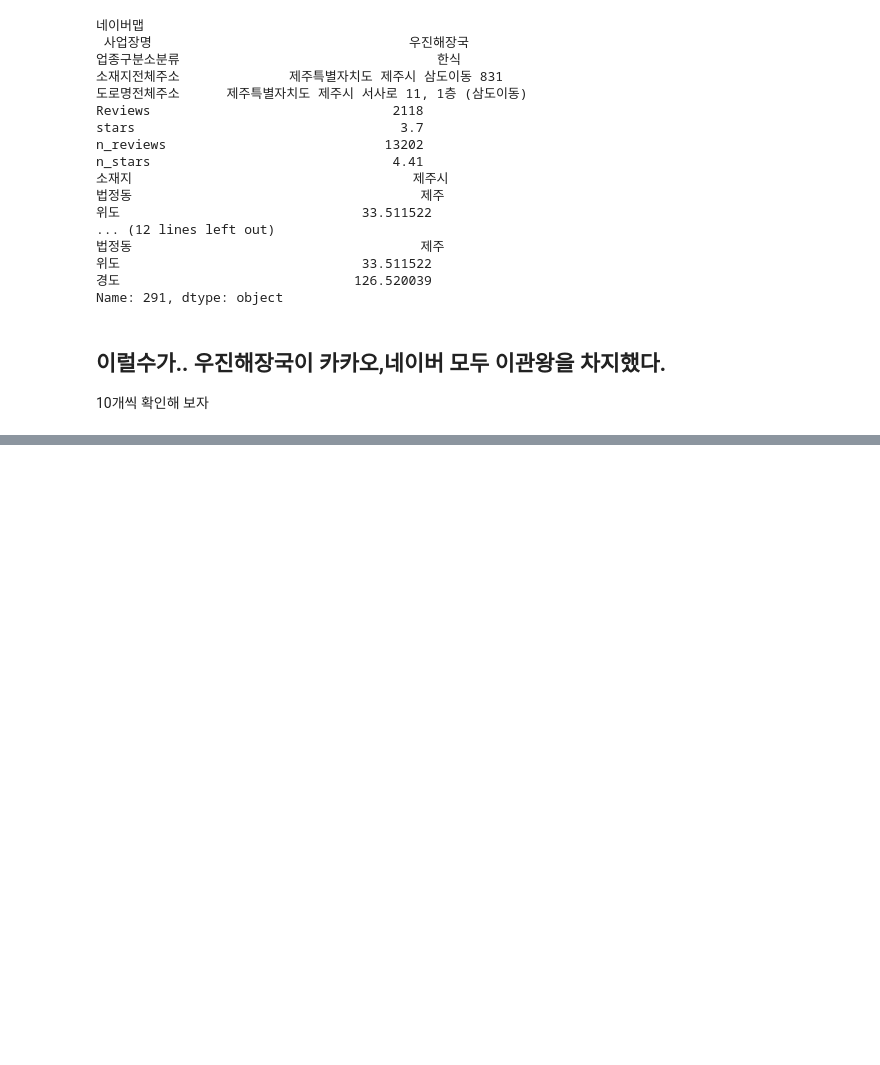
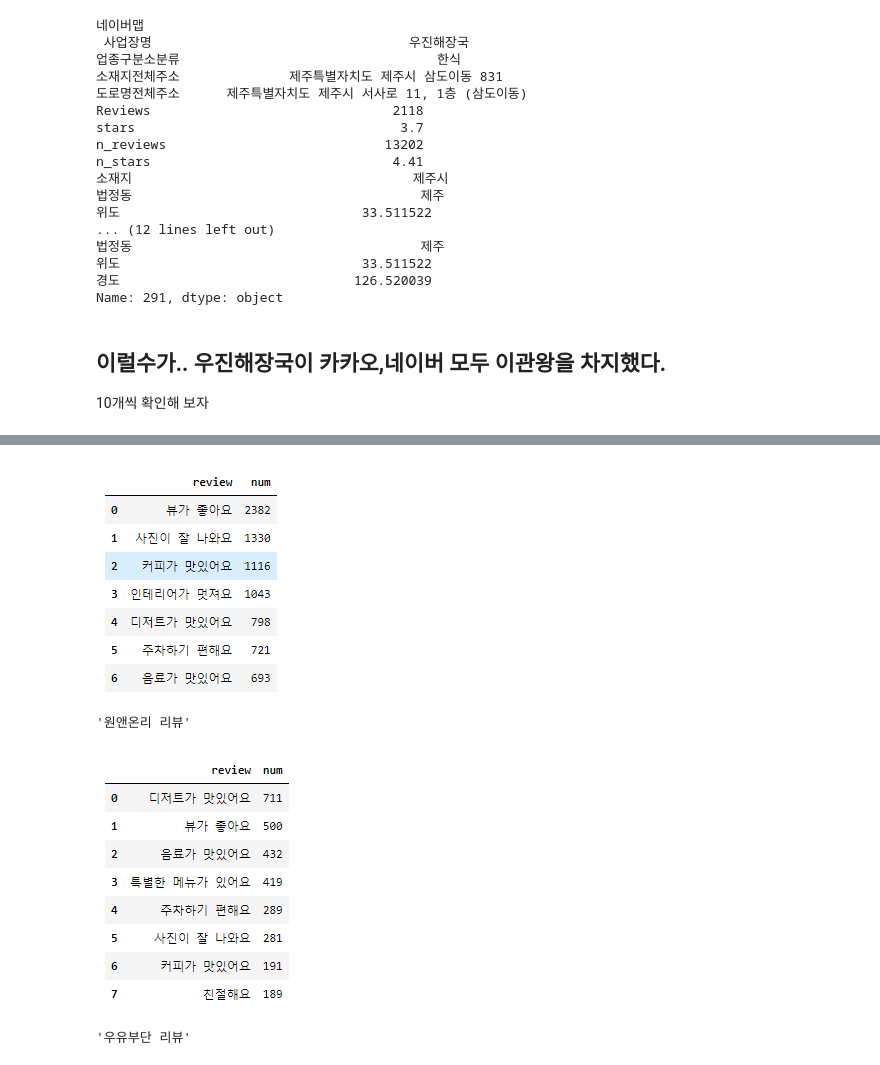
Before and after one commit to SNOOthiking/jeju, a Jupyter notebook: 최종본.ipynb, the cells around one changed output, grey strips where cells are left out. Cells and saved outputs as stored; diff of their text form; code cells hidden in the pictures; blank space fills up the shorter version.

```diff
--- a/최종본.ipynb
+++ b/최종본.ipynb
@@ -351,0 +498,10 @@ Name: 291, dtype: object
+# %%
+img_one = Image.open('/content/drive/MyDrive/jeju/pic_data/one-r.png')
+img_woo = Image.open('/content/drive/MyDrive/jeju/pic_data/woo.png')
+display(img_one,'원앤온리 리뷰')
+display(img_woo,'우유부단 리뷰')
+# %% [output]
+[figure, added]
+'원앤온리 리뷰'
+[figure, added]
+'우유부단 리뷰'
```
Also changed, not shown: parts of 34 cells of this notebook.
